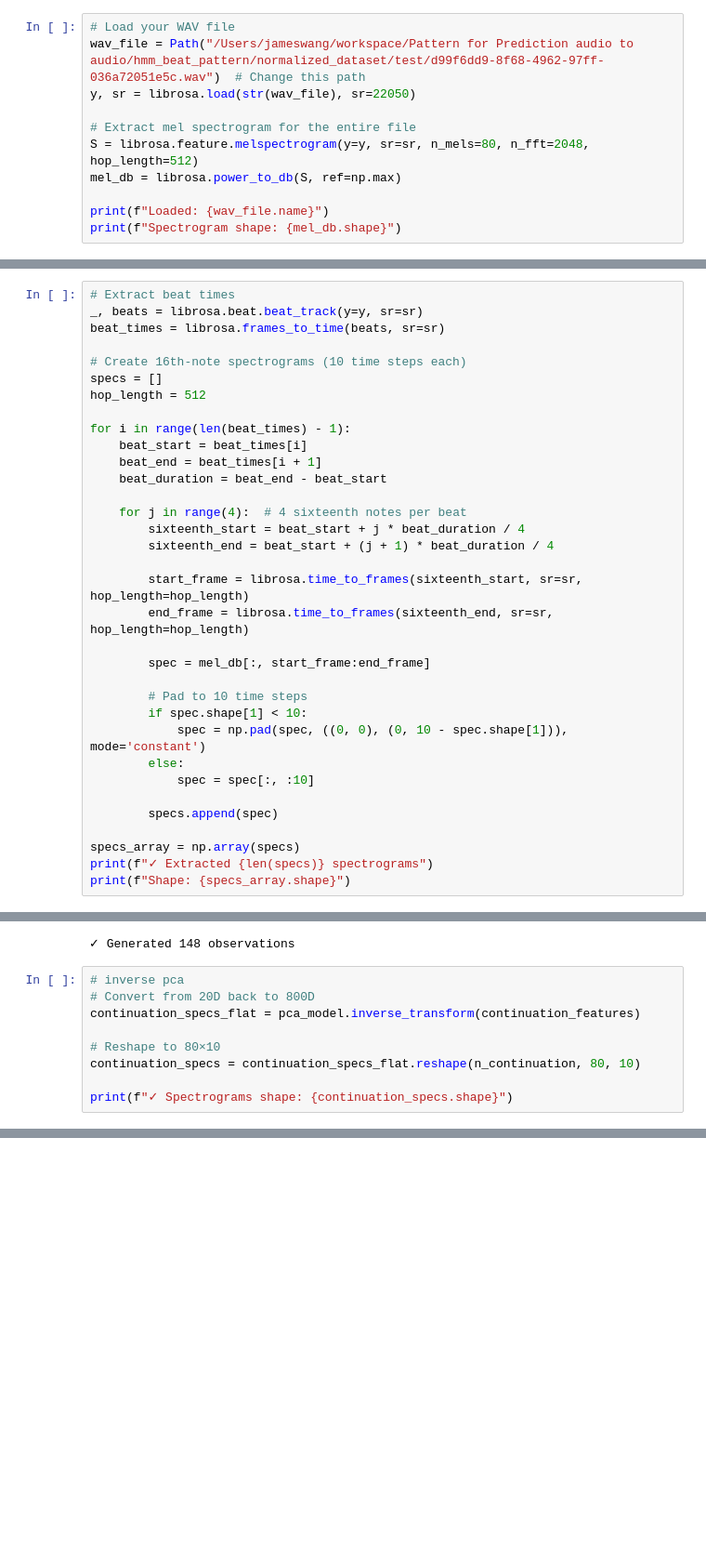
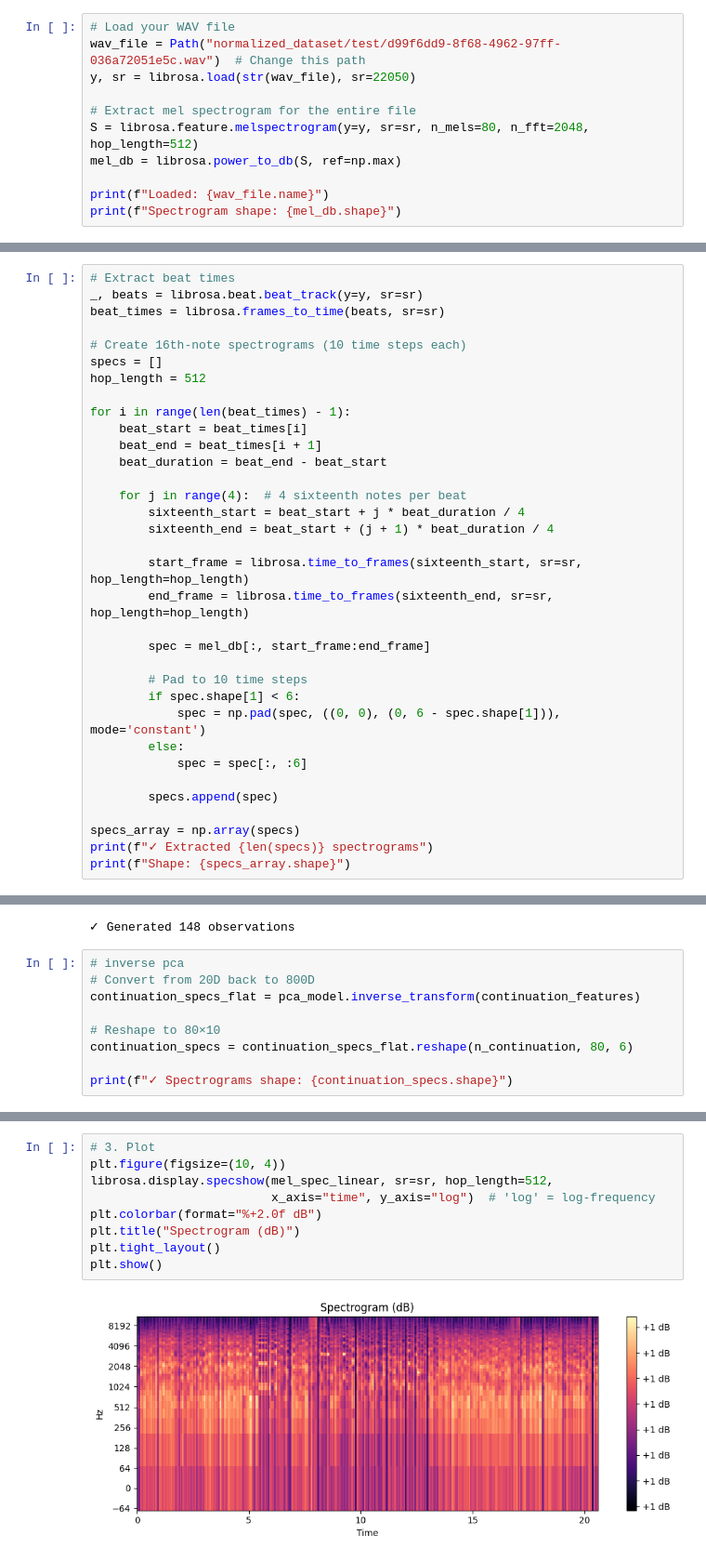
Before and after one commit to Jamesprocode/Pattern-for-Prediction-audio-to-audio, a Jupyter notebook: hmm_appoarch/test_hmm.ipynb, the cells around one changed output, grey strips where cells are left out. Shown at 93% size. Drawn from its saved outputs; the diff is of its cells as text; blank space fills up the shorter version.

```diff
--- a/hmm_appoarch/test_hmm.ipynb
+++ b/hmm_appoarch/test_hmm.ipynb
@@ -14,7 +17,7 @@ with open(data_dir / "hmm_model.pkl", 'rb') as f:
     pca_model = model_data['pca_model']
 # %%
 # Load your WAV file
-wav_file = Path("/Users/jameswang/workspace/Pattern for Prediction audio to audio/hmm_beat_pattern/normalized_dataset/test/d99f6dd9-8f68-4962-97ff-036a72051e5c.wav")  # Change this path
+wav_file = Path("normalized_dataset/test/d99f6dd9-8f68-4962-97ff-036a72051e5c.wav")  # Change this path
 y, sr = librosa.load(str(wav_file), sr=22050)
 
 # Extract mel spectrogram for the entire file
@@ -50,10 +53,10 @@ for i in range(len(beat_times) - 1):
         spec = mel_db[:, start_frame:end_frame]
 
         # Pad to 10 time steps
-        if spec.shape[1] < 10:
-            spec = np.pad(spec, ((0, 0), (0, 10 - spec.shape[1])), mode='constant')
+        if spec.shape[1] < 6:
+            spec = np.pad(spec, ((0, 0), (0, 6 - spec.shape[1])), mode='constant')
         else:
-            spec = spec[:, :10]
+            spec = spec[:, :6]
 
         specs.append(spec)
 
@@ -125,7 +128,7 @@ print(f"✓ Generated {len(continuation_features)} observations")
 continuation_specs_flat = pca_model.inverse_transform(continuation_features)
 
 # Reshape to 80×10
-continuation_specs = continuation_specs_flat.reshape(n_continuation, 80, 10)
+continuation_specs = continuation_specs_flat.reshape(n_continuation, 80, 6)
 
 print(f"✓ Spectrograms shape: {continuation_specs.shape}")
 # %% [output]
@@ -161,2 +236,13 @@ Full mel spectrogram shape: (80, 1480)
+# %%
+# 3. Plot
+plt.figure(figsize=(10, 4))
+librosa.display.specshow(mel_spec_linear, sr=sr, hop_length=512,
+                         x_axis="time", y_axis="log")  # 'log' = log-frequency
+plt.colorbar(format="%+2.0f dB")
+plt.title("Spectrogram (dB)")
+plt.tight_layout()
+plt.show()
+# %% [output]
+[figure, added]
 # %%
 from IPython.display import Audio
```
Also changed, not shown: parts of 10 cells of this notebook, 3 other files.
